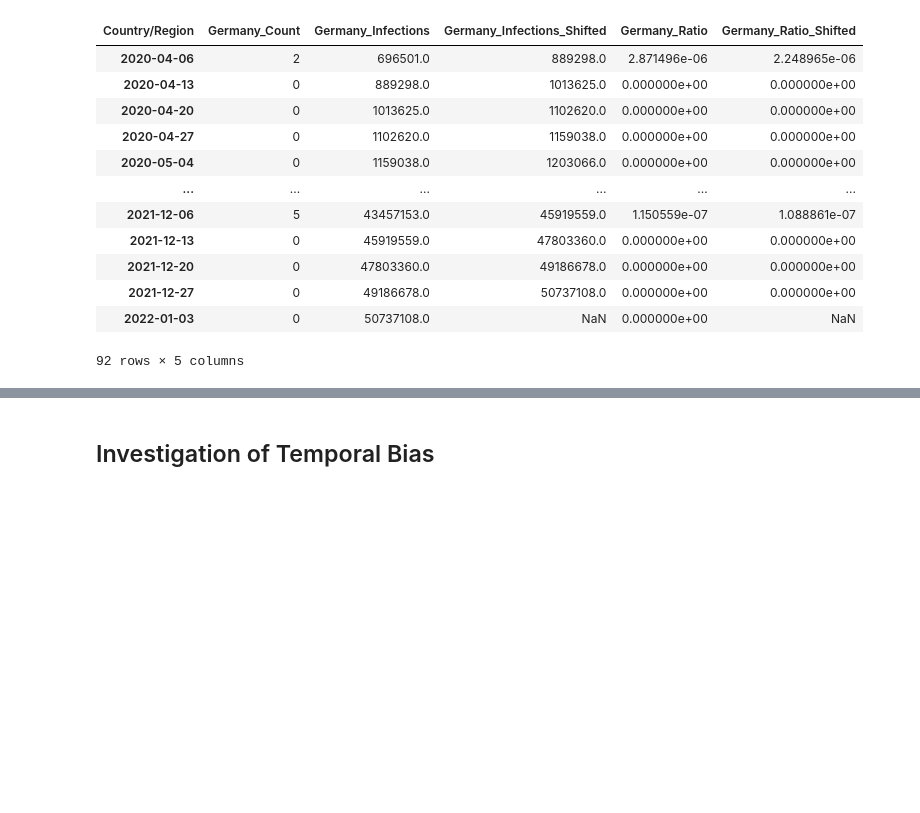
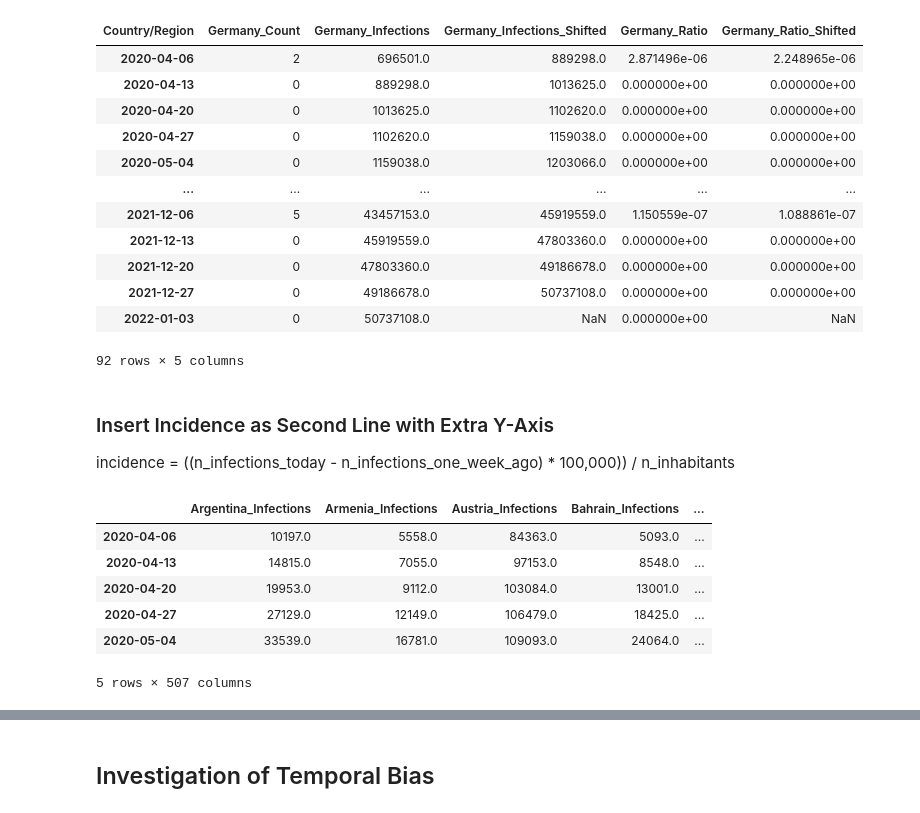
Before and after one commit to ninaihde/sampling-bias-cov19, a Jupyter notebook: src/EBI_analysis/create_general_insights.ipynb, the cells around one changed output, grey strips where cells are left out. Drawn from its saved outputs; the diff is of its cells as text; code cells hidden in the pictures; blank space fills up the shorter version.

```diff
--- a/src/EBI_analysis/create_general_insights.ipynb
+++ b/src/EBI_analysis/create_general_insights.ipynb
@@ -728,3 +791,15 @@ for country in countries_ts['Country/Region'].unique():
+# %% [markdown]
+### Insert Incidence as Second Line with Extra Y-Axis
+
+incidence = ((n_infections_today - n_infections_one_week_ago) * 100,000)) / n_inhabitants
 # %%
-plotdata.to_csv('../../data/weekly_sample_and_infection_counts_of_countries.csv')
-# can be read with: pd.read_csv('../../data/weekly_sample_and_infection_counts_of_countries.csv', index_col=0)
+plotdata = pd.read_csv('../../data/weekly_sample_and_infection_counts_of_countries.csv', index_col=0)
+plotdata.head()
+# %% [output]
+|  | Argentina_Infections | Armenia_Infections | Austria_Infections | Bahrain_Infections | ... |
+| 2020-04-06 | 10197.0 | 5558.0 | 84363.0 | 5093.0 | ... |
+| 2020-04-13 | 14815.0 | 7055.0 | 97153.0 | 8548.0 | ... |
+| 2020-04-20 | 19953.0 | 9112.0 | 103084.0 | 13001.0 | ... |
+| 2020-04-27 | 27129.0 | 12149.0 | 106479.0 | 18425.0 | ... |
+| 2020-05-04 | 33539.0 | 16781.0 | 109093.0 | 24064.0 | ... |
+5 rows × 507 columns
```
Also changed, not shown: parts of 7 cells of this notebook.
